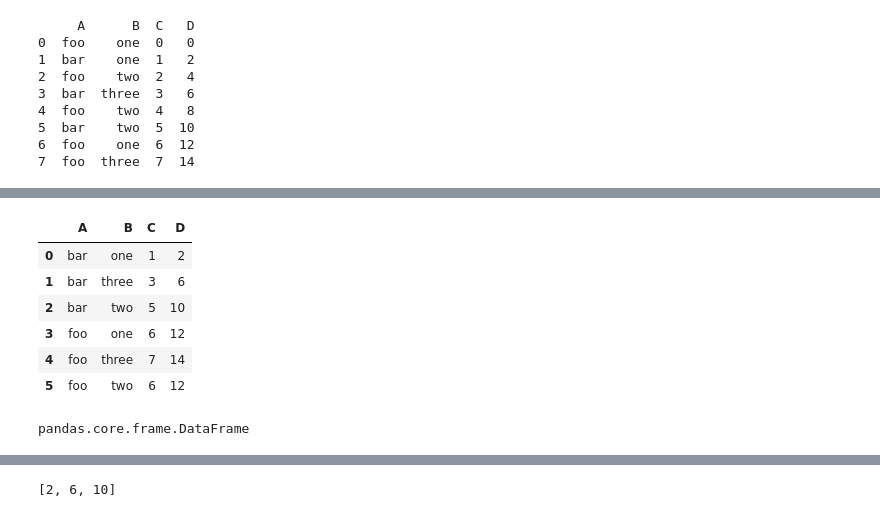
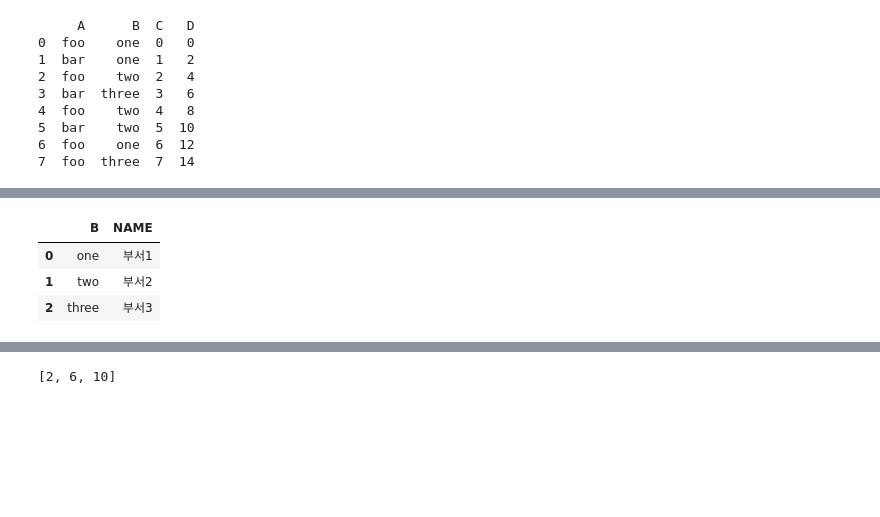
Before and after one commit to primekjt/JupyterFolder, a Jupyter notebook: Untitled1.ipynb, the cells around one changed output, grey strips where cells are left out. Drawn from its saved outputs; the diff is of its cells as text; code cells hidden in the pictures; blank space fills up the shorter version.

```diff
--- a/Untitled1.ipynb
+++ b/Untitled1.ipynb
@@ -44,14 +28,0 @@ grouped.first()
-# %%
-grouped.sum().reset_index()
-# %% [output]
-|  | A | B | C | D |
-| 0 | bar | one | 1 | 2 |
-| 1 | bar | three | 3 | 6 |
-| 2 | bar | two | 5 | 10 |
-| 3 | foo | one | 6 | 12 |
-| 4 | foo | three | 7 | 14 |
-| 5 | foo | two | 6 | 12 |
-# %%
-type(sum_df)
-# %% [output]
-pandas.core.frame.DataFrame
@@ -57,0 +31,7 @@ pandas.core.frame.DataFrame
+# %%
+dept
+# %% [output]
+|  | B | NAME |
+| 0 | one | 부서1 |
+| 1 | two | 부서2 |
+| 2 | three | 부서3 |
```
Also changed, not shown: parts of 7 cells of this notebook, 1 other file.
